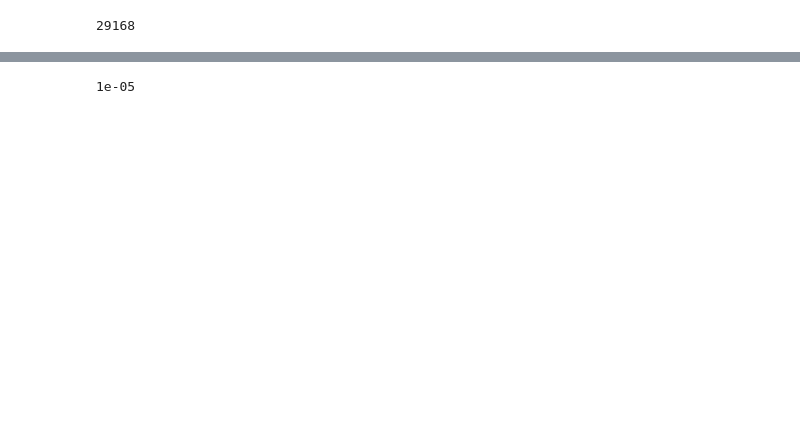
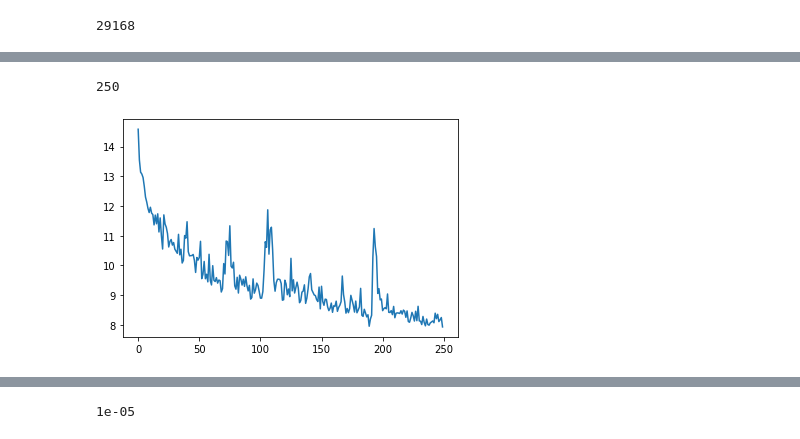
Before and after one commit to PNilayam/CS598_DLH, a Jupyter notebook: mimic3models/length_of_stay/cs598/draft.ipynb, the cells around one changed output, grey strips where cells are left out. Drawn from its saved outputs; the diff is of its cells as text; code cells hidden in the pictures; blank space fills up the shorter version.

```diff
--- a/mimic3models/length_of_stay/cs598/draft.ipynb
+++ b/mimic3models/length_of_stay/cs598/draft.ipynb
@@ -147,9 +152,9 @@ get_window_indices(7)
 # %%
 def preprocess(path):
     x_path = DATA_PATH +'/'+path+'/'
-    X = torch.empty(0,17,4)
+    X = torch.empty(0,34,8)
     Y = torch.empty(0,)
-    y_df = pd.read_csv(DATA_PATH + path +'_listfile.csv')
+    y_df = pd.read_csv(DATA_PATH + "train" +'_listfile.csv')
     data_files = os.listdir(x_path)
     print(data_files)
     for data_file in data_files:
@@ -159,13 +164,19 @@ def preprocess(path):
             cleanup(episode_df)
             fill_missing_values(data_file, episode_df)
             episode_df["H_IDX"] = episode_df.Hours.apply(np.floor).astype('int32')
-            episode_df = episode_df.groupby(by = "H_IDX").mean()
-            episode_df = episode_df[episode_df.Hours>=5].reset_index(drop = True)
+            episode_df = episode_df.groupby(by = "H_IDX").agg("last")
+            gcser = pd.DataFrame(episode_df["Glascow coma scale eye opening"].astype('int32').apply(get_one_hot_encoding, args=(5,)).to_list())
+            gcsmr = pd.DataFrame(episode_df["Glascow coma scale motor response"].astype('int32').apply(get_one_hot_encoding, args=(7,)).to_list())
+            gcsvr = pd.DataFrame(episode_df["Glascow coma scale verbal response"].astype('int32').apply(get_one_hot_encoding, args=(7,)).to_list())
+            episode_df = pd.concat((episode_df, gcser, gcsmr, gcsvr), axis=1)
+            episode_df = episode_df.drop(["Glascow coma scale eye opening", "Glascow coma scale motor response", "Glascow coma scale verbal response"], axis=1)
+            #episode_df = episode_df[episode_df.Hours>=5].reset_index(drop = True)
             temp_y = y_df[y_df.stay == data_file].sort_values(by = "period_length").reset_index(drop = True)
             temp_y = temp_y[["period_length", "y_true"]].set_index("period_length")
-            episode_df = episode_df.join(temp_y, how = "inner").drop('Hours', axis=1).reset_index(drop = True)
+            episode_df = episode_df.join(temp_y, how = "inner").reset_index(drop = True)
+            episode_df = episode_df.dropna().reset_index(drop = True)
             if(len(episode_df) >0):
-                indices = get_window_indices(len(episode_df))
+                indices = get_window_indices(len(episode_df), window_len=8)
                 windows = []
                 y_values = []
                 for idx in indices:
@@ -273,7 +311,7 @@ class EpisiodeCNN(nn.Module):
         return x
 # %%
 model = EpisiodeCNN()
-learning_rate = 0.01
+learning_rate = 0.001
 criterion = nn.MSELoss()
 optimizer = torch.optim.Adam(model.parameters(), lr =learning_rate )
 # %%
@@ -290,24 +328,36 @@ def eval_model(model, val_loader):
     print(f"mse: {mse:.3f}")
     return mse
 # %%
+import statistics
 def train(model, train_loader, n_epochs):
+    train_losses = []
     for epoch in range(n_epochs):
+        loss_per_epoch = []
         model.train()
         train_loss = 0
         for x, y in train_loader:
             optimizer.zero_grad()
+            #print(x.shape)
             y_hat = model(x)
+            #print(y_hat.shape)
             y_hat = y_hat.view(y_hat.shape[0]).double()
+            #print(y_hat.shape)
+            #print(y_hat)
+            #print(y.shape)
             loss = criterion(y_hat, y)
             loss.backward()
             optimizer.step()
             train_loss += loss.item()
-            train_loss = train_loss / len(train_loader)
-            print('Epoch: {} \tTraining Loss: {:.6f}'.format(epoch+1, train_loss))
+            loss_per_epoch.append(train_loss)
+            #print('Epoch: {} \tTraining Loss: {:.6f}'.format(epoch+1, train_loss))
         #eval_model(model, val_loader)
+        epoch_loss = statistics.mean(loss_per_epoch)
+        print('Epoch: {} \tTraining Loss: {:.6f}'.format(epoch+1, epoch_loss))
+        train_losses.append(epoch_loss)
+    return train_losses
 
 
 # number of epochs to train the model
 n_epochs = 250
-train(model, train_loader, n_epochs)
+train_losses = train(model, train_loader, n_epochs)
 # %% [output]
@@ -331,3 +381,16 @@ Epoch: 250      Training Loss: 6.256070
+# %%
+%matplotlib inline
+import matplotlib.pyplot as plt
+len(train_losses)
+# %% [output]
+250
+# %%
+from math import log
+train_losses = [log(y) for y in train_losses]
+plt.plot(train_losses)
+plt.show()
+# %% [output]
+[figure, added]
 # %%
 torch.save(model.state_dict(), DATA_PATH+"/model.pt")
 # %%
```
Also changed, not shown: parts of 15 cells of this notebook, 2 other files.
